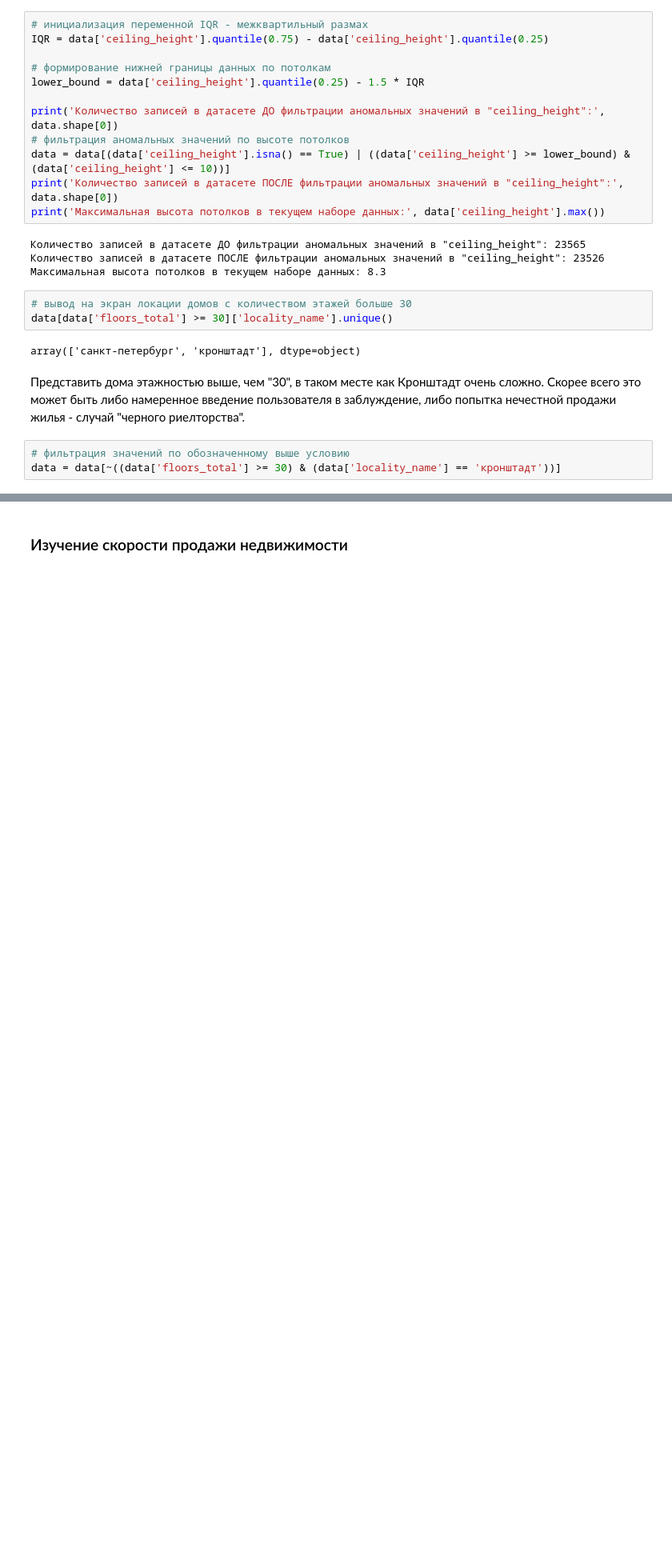
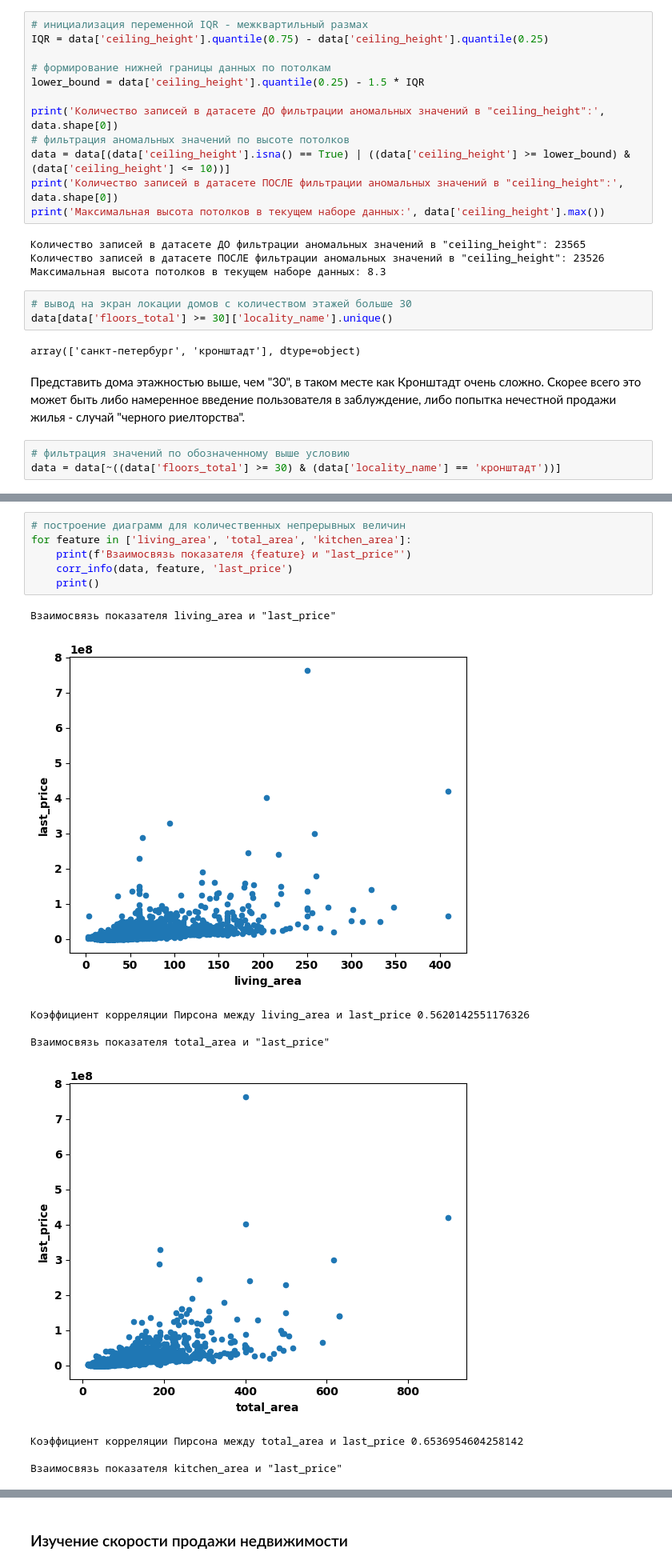
Before and after one commit to MrKostas/YandexPractikum_projects, a Jupyter notebook: notebooks/ThirdPetProject_EDA.ipynb, the cells around one changed output, grey strips where cells are left out. Shown at 80% size. Drawn from its saved outputs; the diff is of its cells as text; blank space fills up the shorter version.

```diff
--- a/notebooks/ThirdPetProject_EDA.ipynb
+++ b/notebooks/ThirdPetProject_EDA.ipynb
@@ -607,0 +657,16 @@ data = data[~((data['floors_total'] >= 30) & (data['locality_name'] == 'крон
+# %%
+# построение диаграмм для количественных непрерывных величин
+for feature in ['living_area', 'total_area', 'kitchen_area']:
+    print(f'Взаимосвязь показателя {feature} и "last_price"')
+    corr_info(data, feature, 'last_price')
+    print()
+# %% [output]
+Взаимосвязь показателя living_area и "last_price"
+[figure, added]
+Коэффициент корреляции Пирсона между living_area и last_price 0.5620142551176326
+
+Взаимосвязь показателя total_area и "last_price"
+[figure, added]
+Коэффициент корреляции Пирсона между total_area и last_price 0.6536954604258142
+
+Взаимосвязь показателя kitchen_area и "last_price"
```
Also changed, not shown: parts of 21 cells of this notebook.
